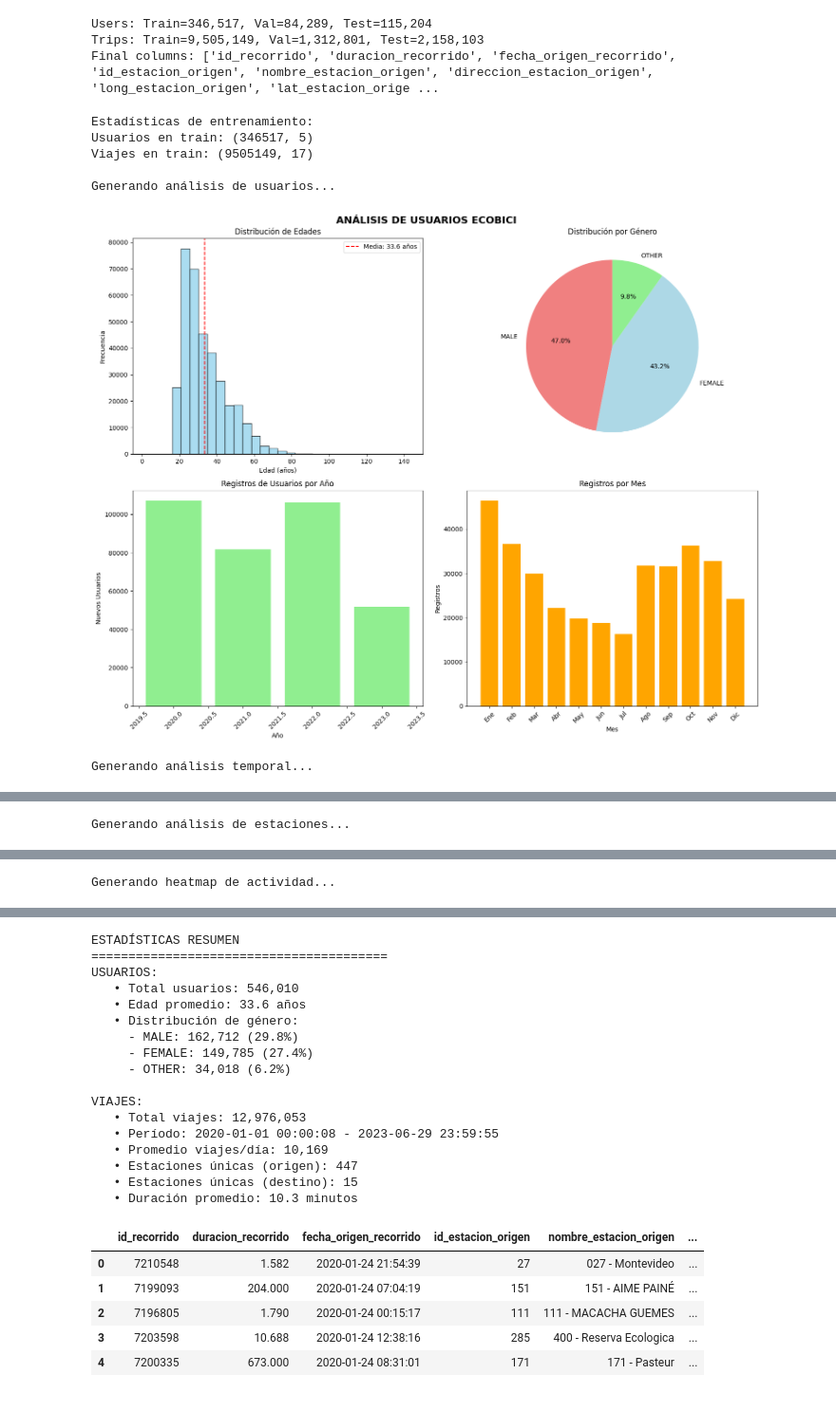
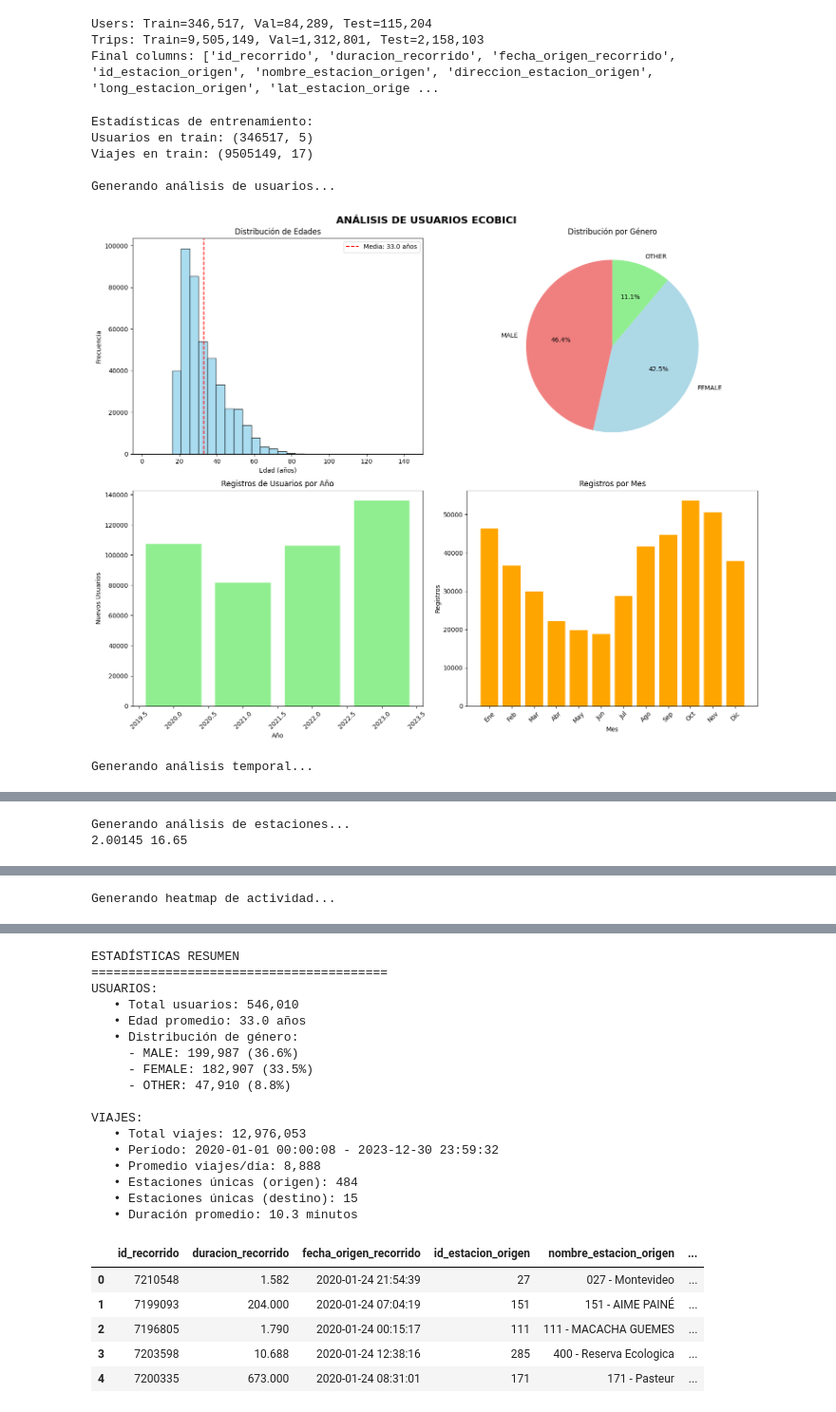
Before and after one commit to FacuVCanale/bikeshare-demand-gnn, a Jupyter notebook: notebooks/data.ipynb, the cells around one changed output, grey strips where cells are left out. Shown at 95% size. Drawn from its saved outputs; the diff is of its cells as text; code cells hidden in the pictures.

Commit message:
Update data analysis and preprocessing

```diff
--- a/notebooks/data.ipynb
+++ b/notebooks/data.ipynb
@@ -35,7 +31,7 @@ from preprocess import (
 raw_data_dir = Path('../data/raw')
 save_dir = Path('../data/raw/combined')
 
-users_df, trips_df = load_all_raw_data(raw_data_dir, save_dir)
+users_df, trips_df = load_all_raw_data(raw_data_dir, save_dir, verbose=True)
 
 print(f"Datos cargados: {len(users_df):,} usuarios, {len(trips_df):,} viajes")
 # %% [output]
@@ -110,34 +128,39 @@ Users: Train=346,517, Val=84,289, Test=115,204
 Trips: Train=9,505,149, Val=1,312,801, Test=2,158,103
 Final columns: ['id_recorrido', 'duracion_recorrido', 'fecha_origen_recorrido', 'id_estacion_origen', 'nombre_estacion_origen', 'direccion_estacion_origen', 'long_estacion_origen', 'lat_estacion_orige ...
 # %%
+# combine train and validation data first, then analyze
+users_combined = pd.concat([users_train, users_val], axis=0)
+trips_combined = pd.concat([trips_train, trips_val], axis=0)
 
-processed_users = analyze_users_for_visualization(users_train)
-processed_trips = analyze_trips_for_visualization(trips_train)
+# analyze combined data
+processed_users = analyze_users_for_visualization(users_combined)
+processed_trips = analyze_trips_for_visualization(trips_combined)
 
-
-
+# print training statistics
 print(f"\nEstadísticas de entrenamiento:")
 print(f"Usuarios en train: {users_train.shape}")
 print(f"Viajes en train: {trips_train.shape}")
 
+# generate analysis plots
 print("\nGenerando análisis de usuarios...")
 plot_user_analysis(processed_users, save_plots=False, output_dir=None)
 
 print("Generando análisis temporal...")
 plot_temporal_analysis(processed_trips, save_plots=False, output_dir=None)
 
 print("Generando análisis de estaciones...")
 plot_station_analysis(processed_trips, save_plots=False, output_dir=None)
 
 print("Generando heatmap de actividad...")
 plot_activity_heatmap(processed_trips, save_plots=False, output_dir=None)
 
+# print summary statistics
 print_summary_statistics(users_filtered, processed_users, trips_filtered, processed_trips)
 # %% [output]
 Estadísticas de entrenamiento:
 Usuarios en train: (346517, 5)
 Viajes en train: (9505149, 17)
 
 Generando análisis de usuarios...
-[figure, old version]
+[figure, new version]
 Generando análisis temporal...
@@ -145 +168,2 @@ Generando análisis temporal...
 Generando análisis de estaciones...
+2.00145 16.65
@@ -150,17 +174,17 @@ ESTADÍSTICAS RESUMEN
 ========================================
 USUARIOS:
    • Total usuarios: 546,010
-   • Edad promedio: 33.6 años
+   • Edad promedio: 33.0 años
    • Distribución de género:
-     - MALE: 162,712 (29.8%)
-     - FEMALE: 149,785 (27.4%)
-     - OTHER: 34,018 (6.2%)
+     - MALE: 199,987 (36.6%)
+     - FEMALE: 182,907 (33.5%)
+     - OTHER: 47,910 (8.8%)
 
 VIAJES:
    • Total viajes: 12,976,053
-   • Período: 2020-01-01 00:00:08 - 2023-06-29 23:59:55
-   • Promedio viajes/día: 10,169
-   • Estaciones únicas (origen): 447
+   • Período: 2020-01-01 00:00:08 - 2023-12-30 23:59:32
+   • Promedio viajes/día: 8,888
+   • Estaciones únicas (origen): 484
    • Estaciones únicas (destino): 15
    • Duración promedio: 10.3 minutos
 # %%
```
Also changed, not shown: parts of 4 cells of this notebook, 2 other files.
